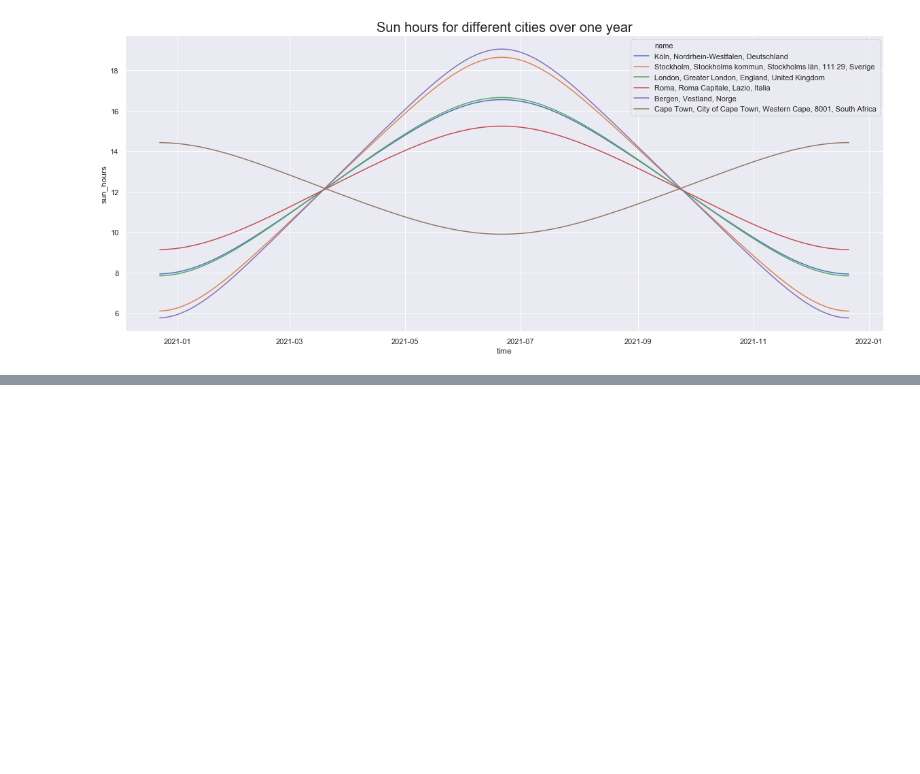
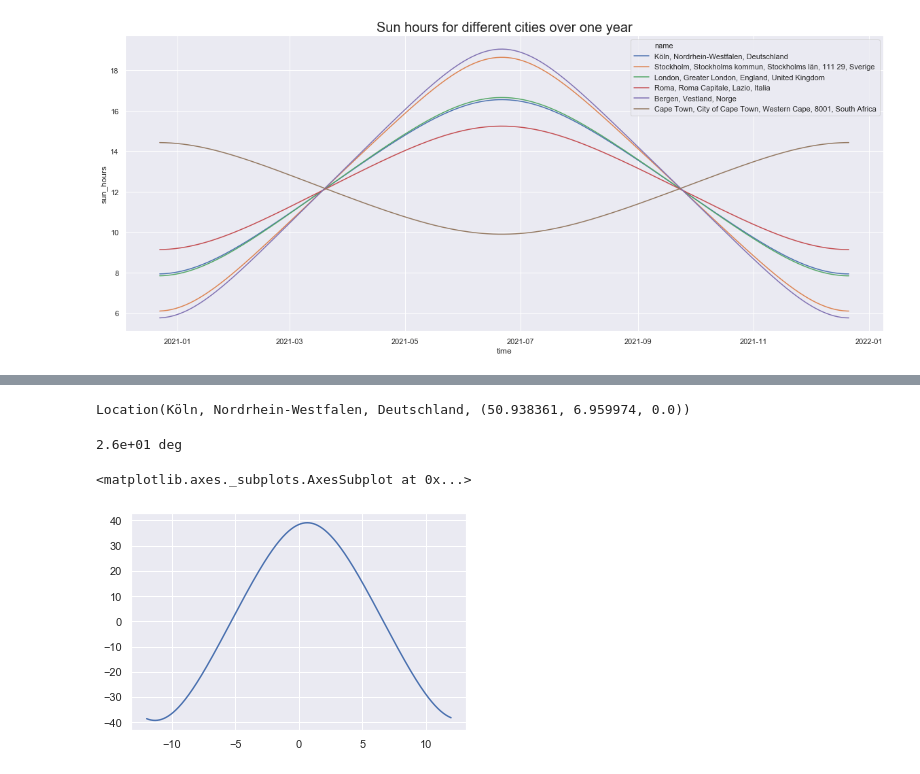
Before and after one commit to normannexo/Astronomy-Notebooks, a Jupyter notebook: ephemerides.ipynb, the cells around one changed output, grey strips where cells are left out. Drawn from its saved outputs; the diff is of its cells as text; code cells hidden in the pictures; blank space fills up the shorter version.

Commit message:
added astropy to ephemerides

```diff
--- a/ephemeris.ipynb
+++ b/ephemerides.ipynb
@@ -158,0 +169,27 @@ Text(0.5, 1.0, 'Sun hours for different cities over one year')
+# %%
+cologne = city_geocodes[0]
+cologne
+# %% [output]
+Location(Köln, Nordrhein-Westfalen, Deutschland, (50.938361, 6.959974, 0.0))
+# %%
+location = EarthLocation(lat=cologne.latitude*u.deg, lon =cologne.longitude*u.deg, height=0*u.m)
+utcoffset= 1*u.hour
+time = Time('2021-03-20 20:00:00') - utcoffset
+# %%
+m31altaz = m31.transform_to(AltAz(obstime=time, location=location))
+print("{0.alt:.2}".format(m31altaz))
+# %% [output]
+2.6e+01 deg
+# %%
+from astropy.coordinates import get_sun
+noon = Time('2021-03-20 12:00:00') - utcoffset
+delta_noon = np.linspace(-12, 12, 1000)*u.hour
+times = noon + delta_noon
+frames = AltAz(obstime=times, location=location)
+# %%
+sunaltazs = get_sun(times).transform_to(frames)
+# %%
+sns.lineplot(x=delta_noon, y=sunaltazs.alt)
+# %% [output]
+<matplotlib.axes._subplots.AxesSubplot at 0x...>
+[figure, added]
```
Also changed, not shown: parts of 5 cells of this notebook.
